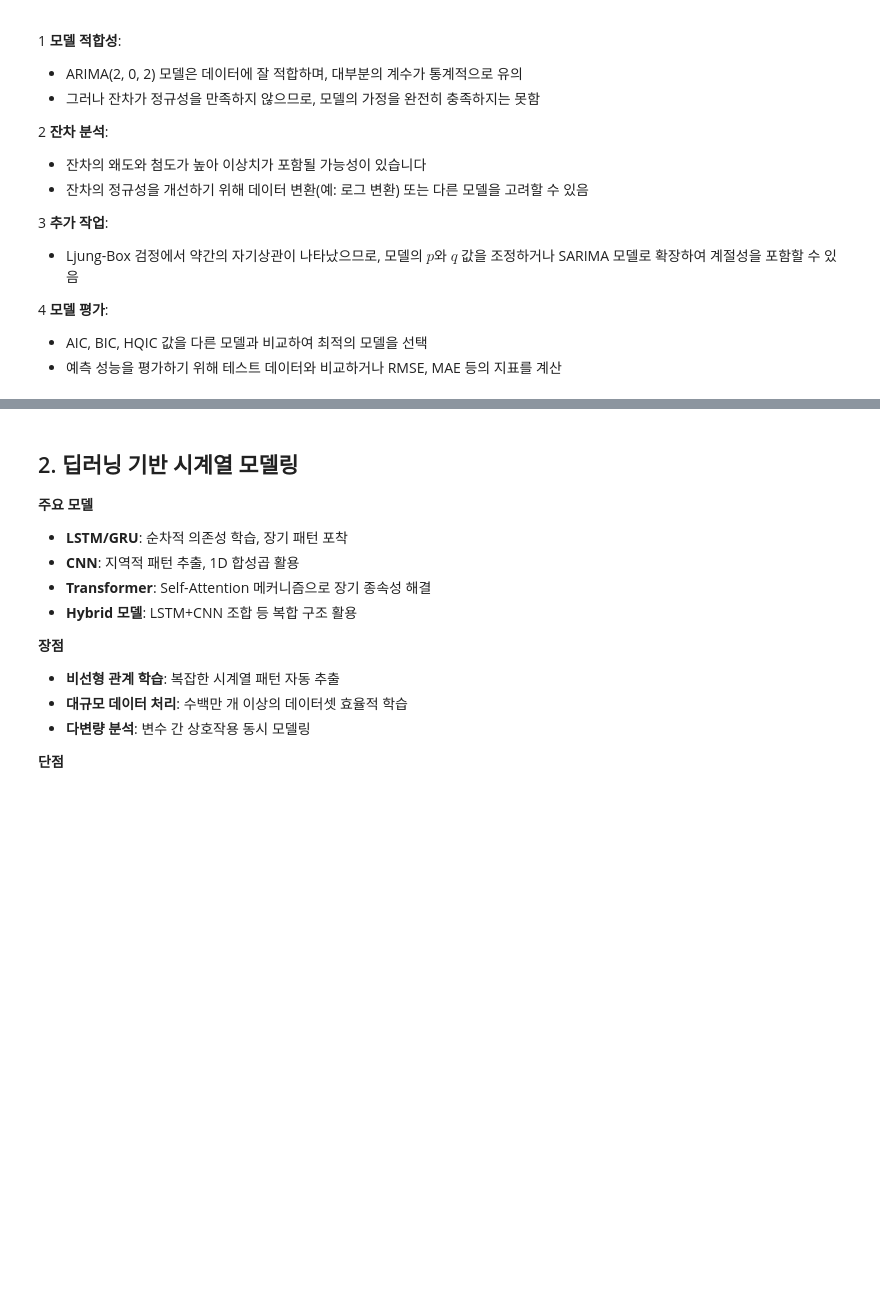
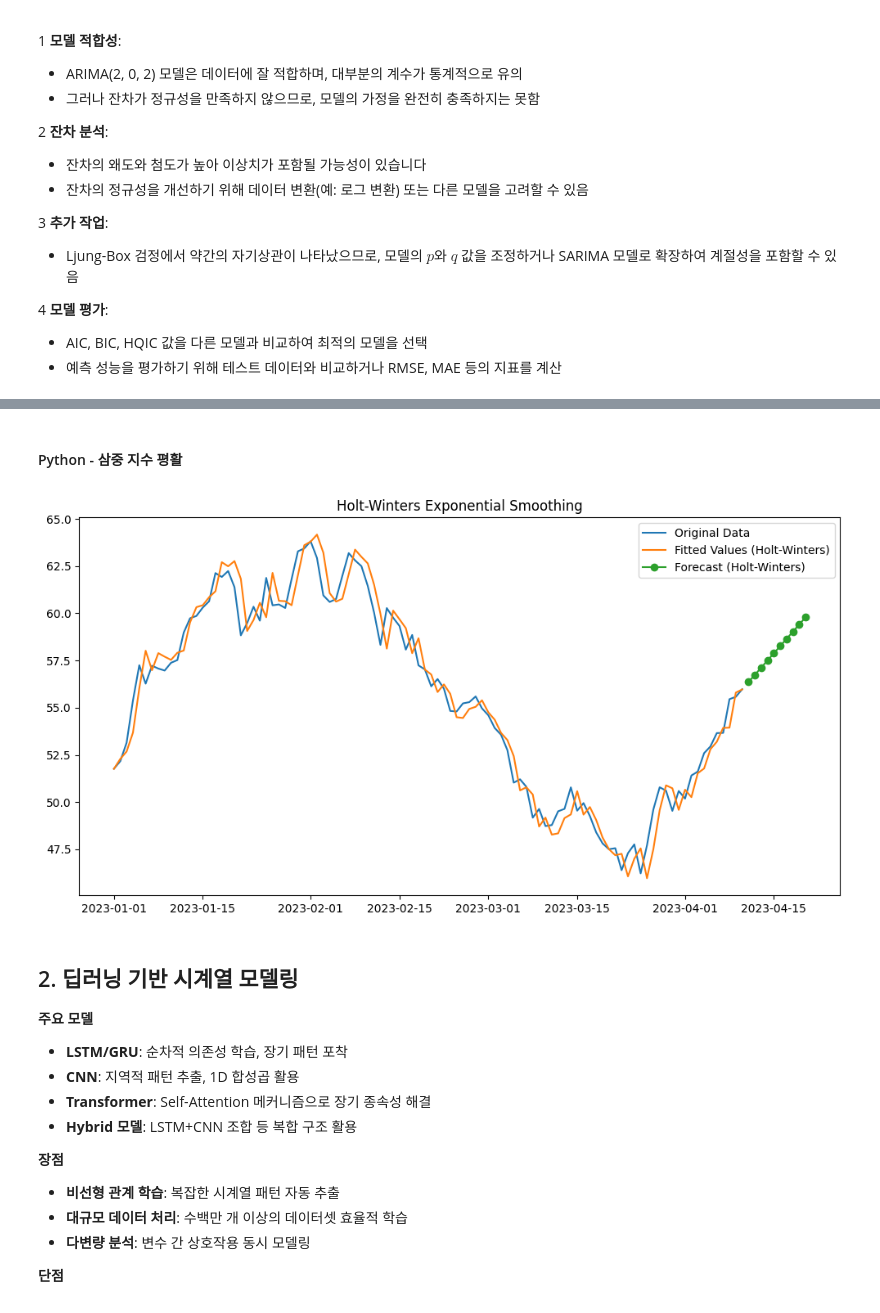
Before and after one commit to Ssellu/2025-dankook-uni-timeseries-handbooks, a Jupyter notebook: 01-02-통계기법-딥러닝기법.ipynb, the cells around one changed output, grey strips where cells are left out. Cells and saved outputs as stored; diff of their text form; code cells hidden in the pictures; blank space fills up the shorter version.

```diff
--- a/01-02-통계기법-딥러닝기법.ipynb
+++ b/01-02-통계기법-딥러닝기법.ipynb
@@ -271,3 +425,20 @@ Prob(H) (two-sided):                  073   Kurtosis:                        648
+# %% [markdown]
+#### Python - 삼중 지수 평활
+# %%
+from statsmodels.tsa.api import ExponentialSmoothing
+
+model_hw = ExponentialSmoothing(series, trend='add', seasonal=None, initialization_method='estimated').fit()
+forecast_hw = model_hw.forecast(10)
+
+plt.figure(figsize=(12, 6))
+plt.plot(series, label='Original Data')
+plt.plot(model_hw.fittedvalues, label='Fitted Values (Holt-Winters)')
+plt.plot(forecast_hw.index, forecast_hw, label='Forecast (Holt-Winters)', marker='o')
+plt.title('Holt-Winters Exponential Smoothing')
+plt.legend()
+plt.show()
+# %% [output]
+[figure, added]
 # %% [markdown]
 
 ## 2. **딥러닝 기반 시계열 모델링**
```
Also changed, not shown: parts of 8 cells of this notebook, 4 other files.
